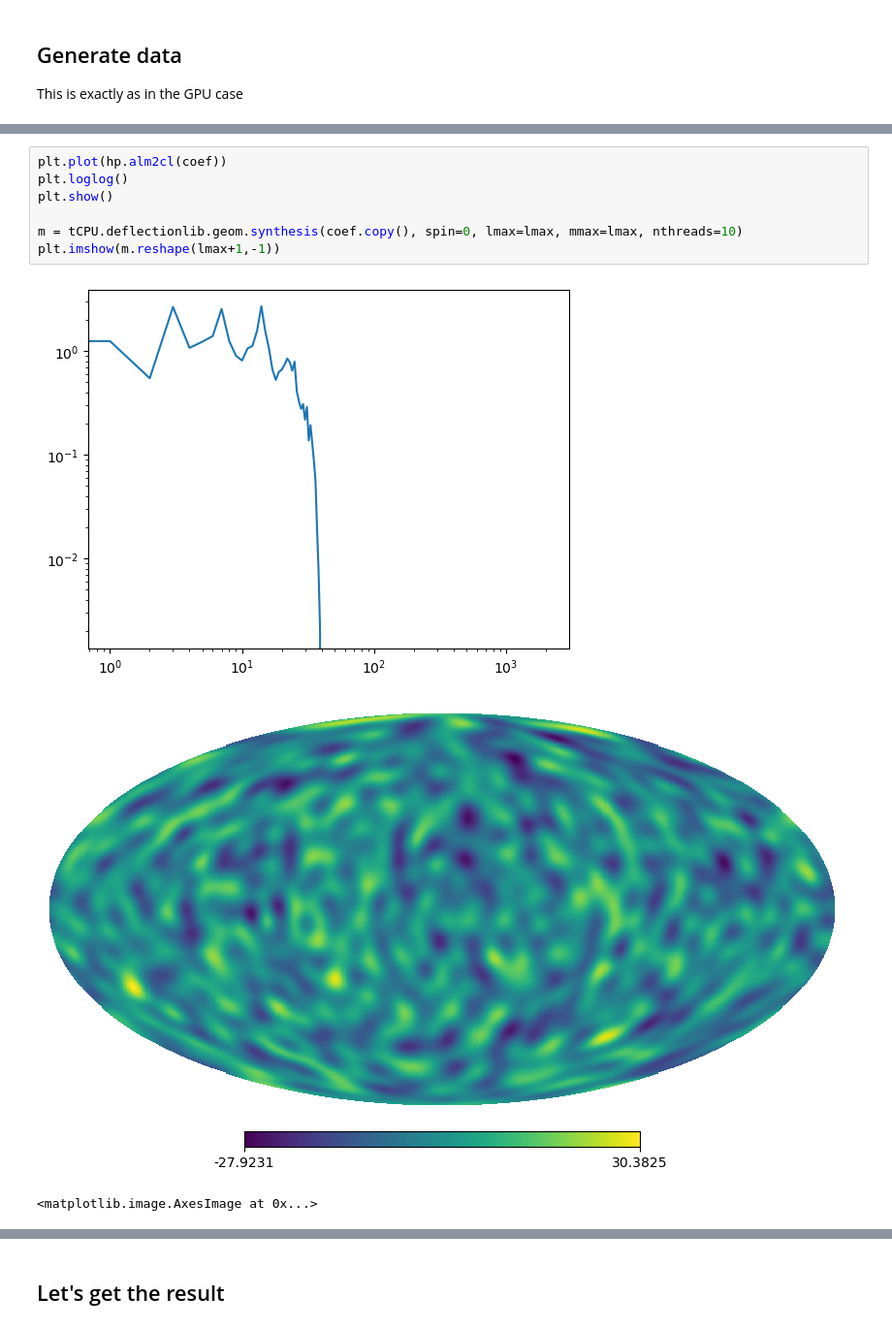
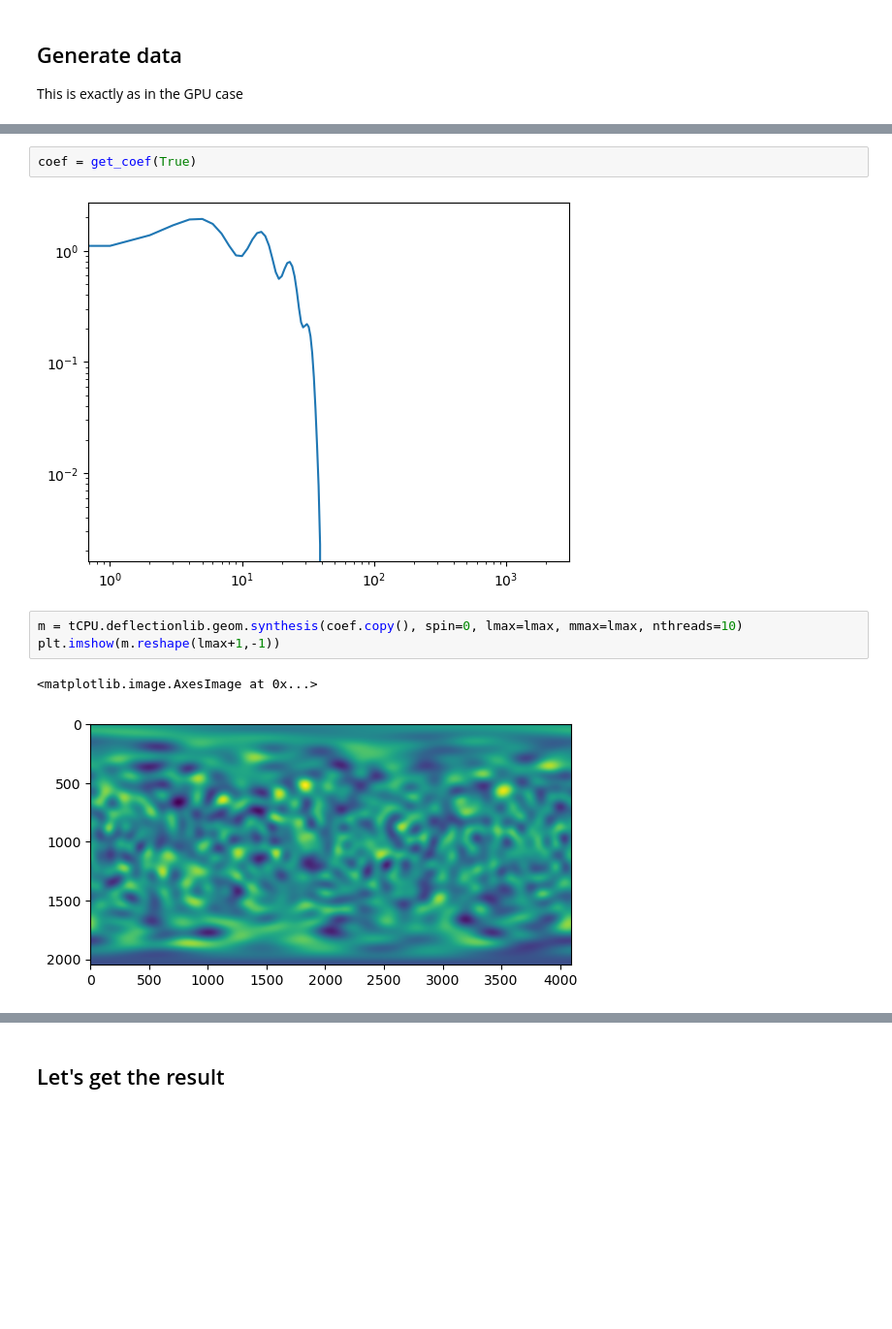
Before and after one commit to Sebastian-Belkner/cunuSHT, a Jupyter notebook: first_steps/synthesis_general.ipynb, the cells around one changed output, grey strips where cells are left out. Shown at 97% size. Drawn from its saved outputs; the diff is of its cells as text; blank space fills up the shorter version.

```diff
--- a/first_steps/synthesis_general.ipynb
+++ b/first_steps/synthesis_general.ipynb
@@ -240,11 +203,10 @@ coef = synalm(cl, lmax=lmax, mmax=lmax)
+# %%
+coef = get_coef(True)
+# %% [output]
+[figure, added]
 # %%
-plt.plot(hp.alm2cl(coef))
-plt.loglog()
-plt.show()
-
 m = tCPU.deflectionlib.geom.synthesis(coef.copy(), spin=0, lmax=lmax, mmax=lmax, nthreads=10)
 plt.imshow(m.reshape(lmax+1,-1))
 # %% [output]
+<matplotlib.image.AxesImage at 0x...>
-[figure, old version]
+[figure, new version]
-[figure, removed]
-<matplotlib.image.AxesImage at 0x...>
```
Also changed, not shown: parts of 18 cells of this notebook, 7 other files.
